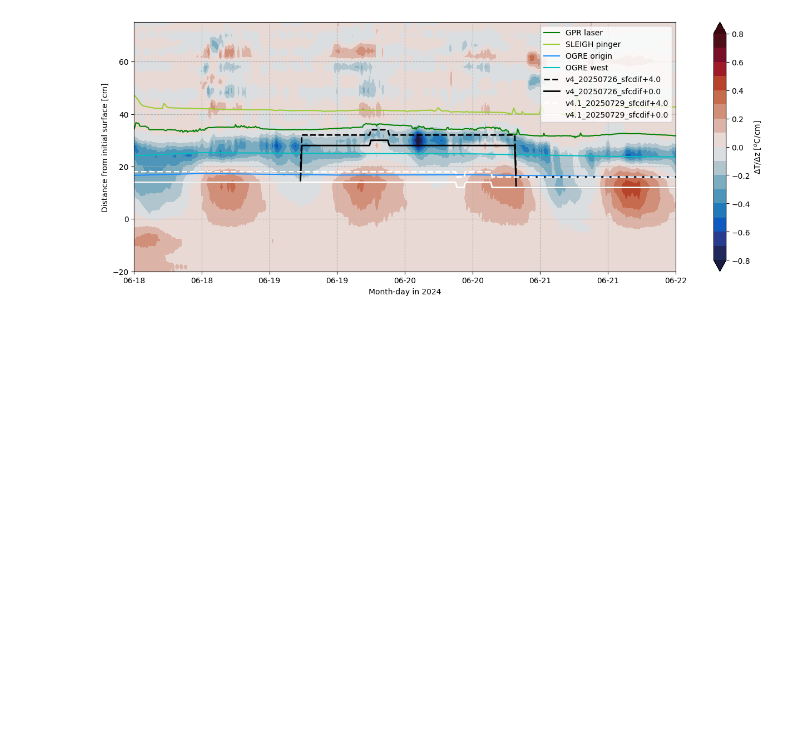
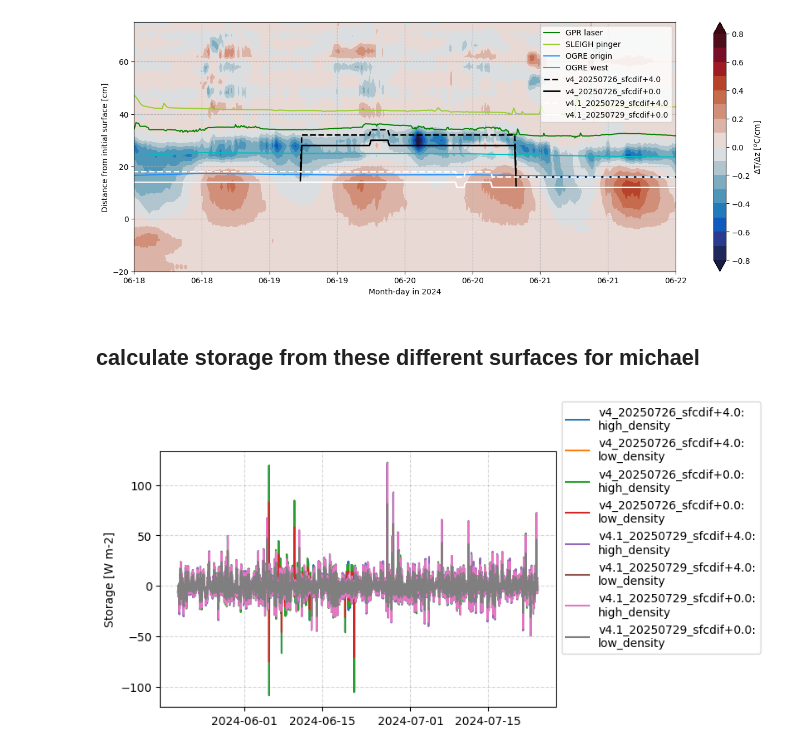
Before and after one commit to sledd/ICECAPS_raven, a Jupyter notebook: var-surfaces_avg-dTdz_comparison.ipynb, the cells around one changed output. Cells and saved outputs as stored; diff of their text form; code cells hidden in the pictures; blank space fills up the shorter version.

Commit message:
added calculation of storage in top region of firn; explained in paragraph

```diff
--- a/var-surfaces_avg-dTdz_comparison.ipynb
+++ b/var-surfaces_avg-dTdz_comparison.ipynb
@@ -539,3 +539,16 @@ ax.set_xlabel('Month-day in 2024')
 plt.show()
 # %% [output]
 [figure]
+# %% [markdown]
+## calculate storage from these different surfaces for michael
+# %%
+def interpolate_snowpit_densities(init_density, final_density, out_seconds):
+
+    ## datetimes are from install and demob
+    st_seconds = datetimes_to_seconds([datetime.datetime(2024,5,15)])
+    en_seconds = datetimes_to_seconds([datetime.datetime(2024,8,19)])
+
+    f_density = interpolate.interp1d([st_seconds[0], en_seconds[0]],[init_density, final_density])
+    density_timeseries = f_density(out_seconds)
+
+    return density_timeseries
@@ -541,0 +583,30 @@ plt.show()
+# %%
+file_versions = ['v4_20250726_sfcdif+4.0', 'v4_20250726_sfcdif+0.0',
+                 'v4.1_20250729_sfcdif+4.0', 'v4.1_20250729_sfcdif+0.0']
+
+fig_sfcs, ax_sfcs = plt.subplots(1, figsize=(8,4), constrained_layout=True)
+
+for fversion in file_versions[:]:
+    simba_data = open_corrected_simba_temps(fversion)
+    sfc_dates, sfc_data = open_simba_sfc_file(fversion)
+
+    sfc_seconds = datetimes_to_seconds(sfc_dates)
+    simba_seconds = datetimes_to_seconds(simba_data['dates'])
+
+    simba_data['surface'] = interpolate_and_mask(sfc_data, sfc_seconds, simba_seconds)
+
+    depth_rel_sfc, temps_rel_sfc = make_temps_rel_to_sfc(simba_data['height'], simba_data['temperature'], simba_data['surface'])
+
+
+    ## now calculate storage
+    simba_storage = calculate_storage(temps_rel_sfc, simba_seconds, depth_rel_sfc, d_layer=20)
+    for key in simba_storage:
+        plt.plot(simba_data['dates'][1:-1], simba_storage[key], label=f'{fversion}:\n{key}')
+
+plt.ylabel('Storage [W m-2]')
+plt.grid(alpha=.5, ls='--')
+plt.legend(loc='center left', bbox_to_anchor=(1,.7))
+plt.show()
+    # plt.show()
+# %% [output]
+[figure, added]
```
Also changed, not shown: parts of 2 cells of this notebook.
